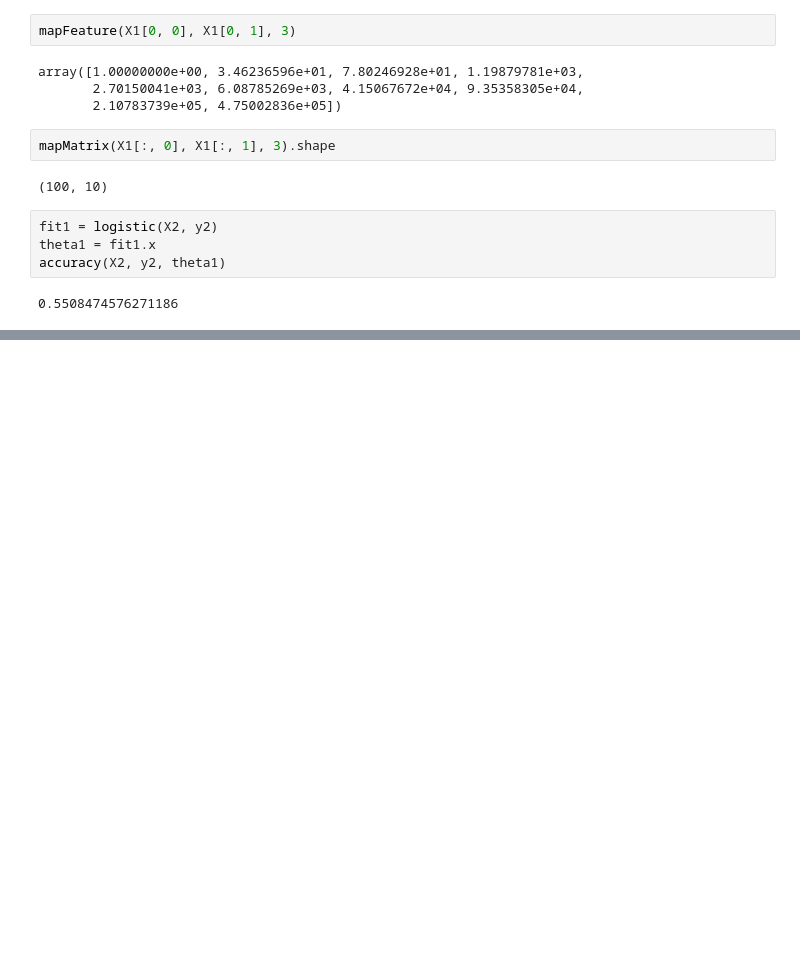
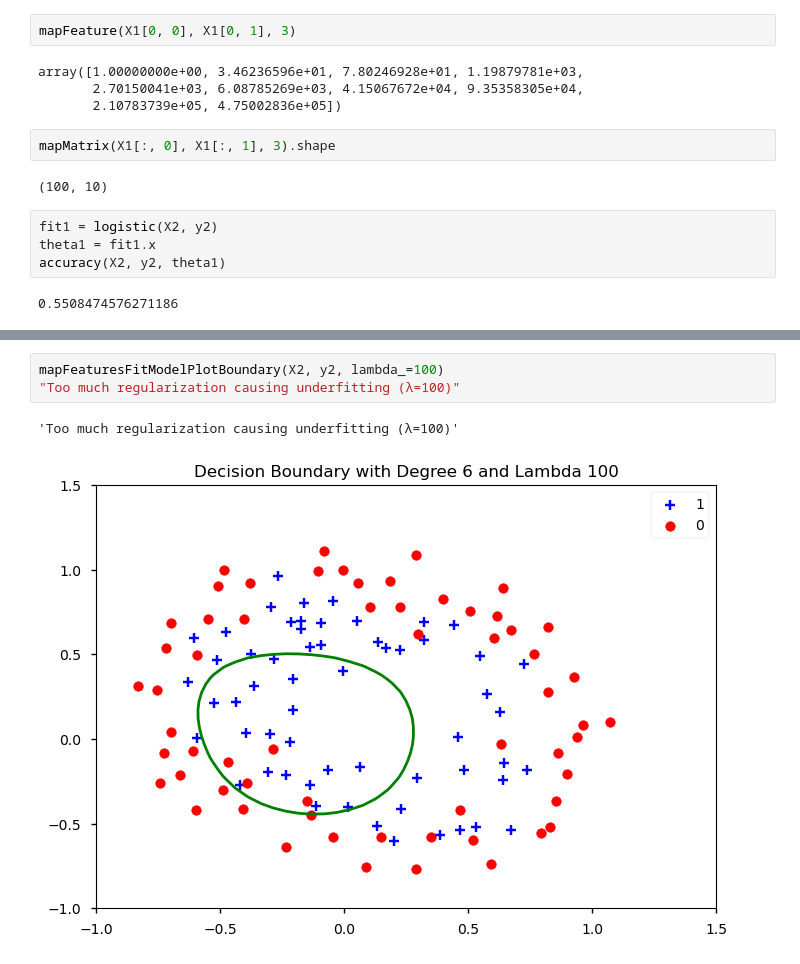
Before and after one commit to samisaf/Learning-AI, a Jupyter notebook: Coursera - Octave Machine Learning/02 Logistic Regression.ipynb, the cells around one changed output, grey strips where cells are left out. Saved outputs shown, nothing was run; the diff lists cells and outputs as text; blank space fills up the shorter version.

```diff
--- a/Coursera - Octave Machine Learning/02 Logistic Regression.ipynb
+++ b/Coursera - Octave Machine Learning/02 Logistic Regression.ipynb
@@ -419,0 +449,6 @@ mapFeaturesPlotBoundary(X2, y2, 6)
+# %%
+mapFeaturesFitModelPlotBoundary(X2, y2, lambda_=100)
+"Too much regularization causing underfitting (λ=100)"
+# %% [output]
+'Too much regularization causing underfitting (λ=100)'
+[figure, added]
```
Also changed, not shown: parts of 15 cells of this notebook, 2 other files.
